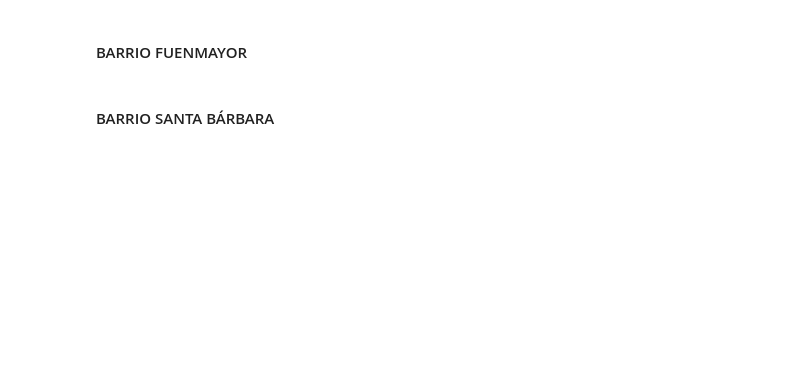
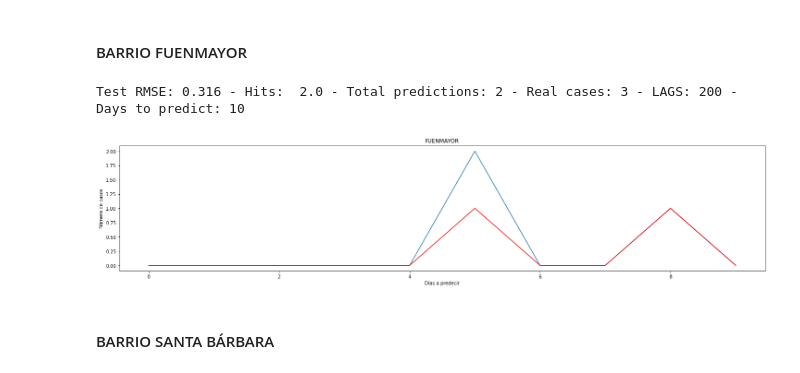
Before and after one commit to JuanImbachi/PDG, a Jupyter notebook: Analysis/data_analytics/Modelamiento datos.ipynb, the cells around one changed output. Cells and saved outputs as stored; diff of their text form; code cells hidden in the pictures; blank space fills up the shorter version.

```diff
--- a/Analysis/data_analytics/Modelamiento datos.ipynb
+++ b/Analysis/data_analytics/Modelamiento datos.ipynb
@@ -59,8 +60,8 @@ def calculate_hits(test, predictions) :
         x = test[i]
         y = predictions[i]
         if(x != 0 and y != 0) :
-            if(x == y) :
-                hits += 1
+            if(x >= y) :
+                hits += y
     return hits
 # %% [markdown]
 ### Técnica de modelado: Autoregresión (AR)
@@ -206,7 +219,7 @@ evaluate_model(neighborhoods, 'Yopal').to_csv('yopal_models.csv', index=False)
 # %% [markdown]
 ## SELECCIÓN DEL MEJOR MODELO
 # %%
-def get_predictions(city, neigborhood, days_to_predict, lags) :
+def get_predictions(city, neigborhood, days_to_predict, lags, periods) :
     df_neighborhood = None
     flag = False
     if(city == 'Buga') :
@@ -222,4 +235,4 @@ def get_predictions(city, neigborhood, days_to_predict, lags) :
     df_neighborhood.index.name = 'Date'
     df_neighborhood = assign_zeros(df_neighborhood)
     df_neighborhood.set_index('Date',inplace=True)
-    AR(df_neighborhood, neigborhood, days_to_predict, lags, flag, True)
+    AR(df_neighborhood, neigborhood, days_to_predict, lags, periods, flag, True)
@@ -267,4 +340,7 @@ El mejor modelo para Buga es Lags=750, Days to predict=850
 # %% [markdown]
 #### BARRIO FUENMAYOR
 # %%
-get_predictions('Buga', 'FUENMAYOR', 30, 15)
+get_predictions('Buga', 'FUENMAYOR', 10, 200, 205)
+# %% [output]
+Test RMSE: 0.316 - Hits:  2.0 - Total predictions: 2 - Real cases: 3 - LAGS: 200 - Days to predict: 10
+[figure, added]
```
Also changed, not shown: parts of 22 cells of this notebook, 5 other files.
